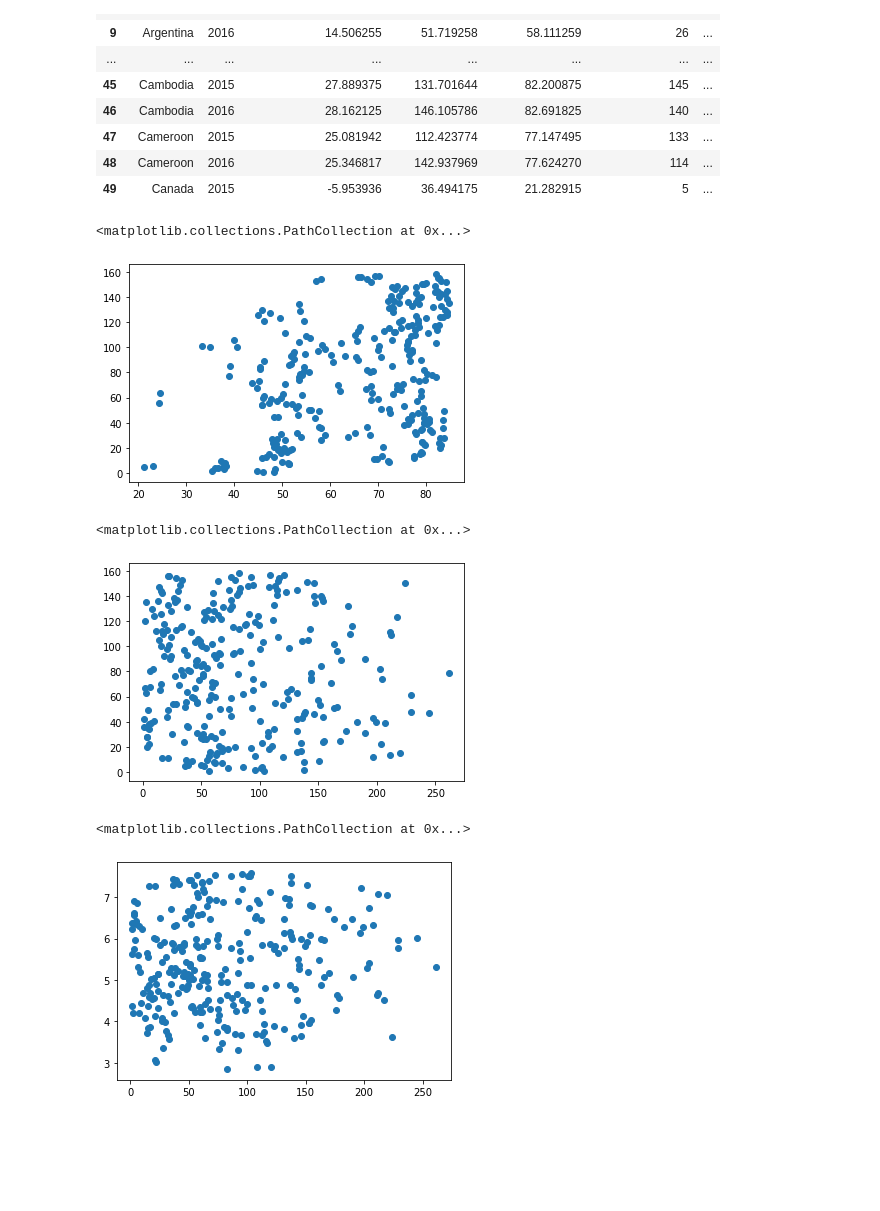
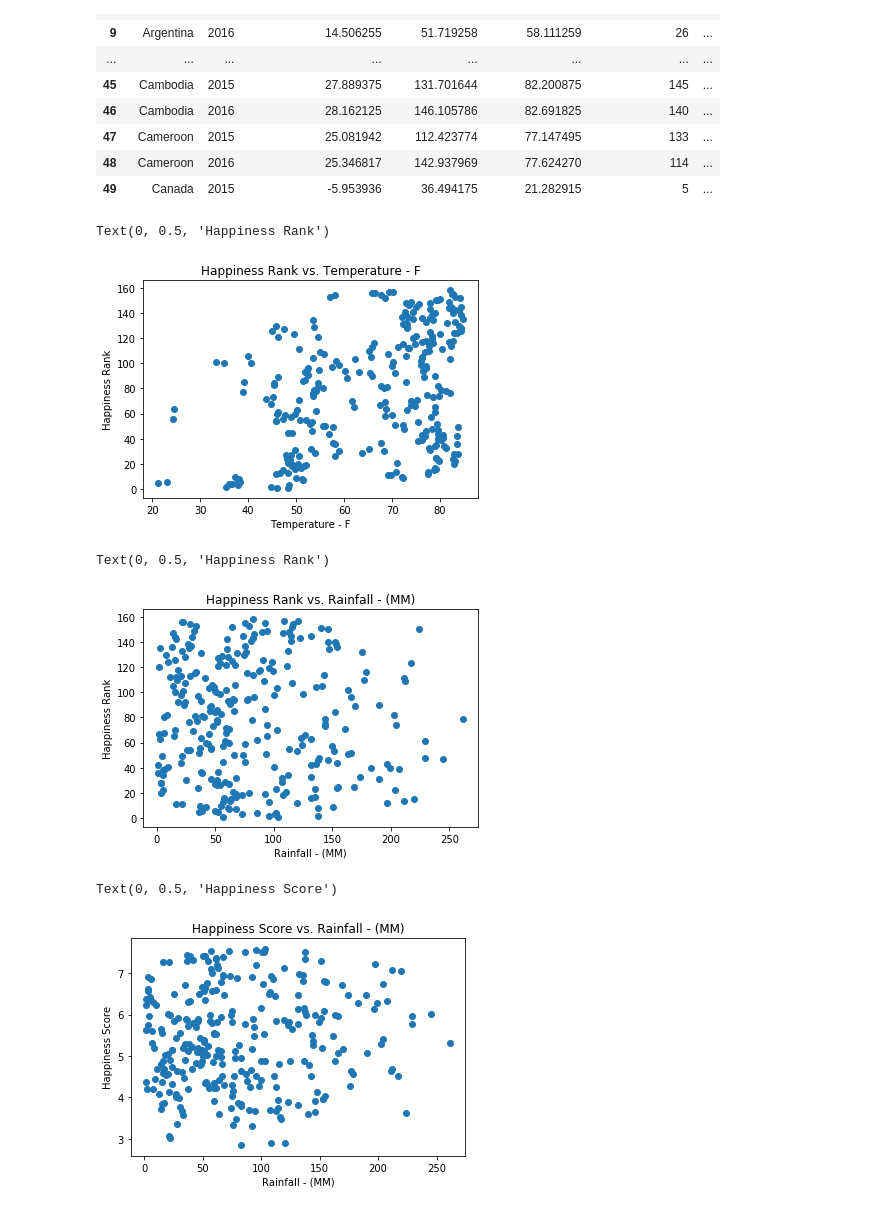
Before and after one commit to AJ-Paine/07-Skynet-Project, a Jupyter notebook: Skynet Project 1.ipynb, the cells around one changed output. Saved outputs shown, nothing was run; the diff lists cells and outputs as text; code cells hidden in the pictures; blank space fills up the shorter version.

```diff
--- a/Skynet Project 1.ipynb
+++ b/Skynet Project 1.ipynb
@@ -55,31 +61,45 @@ happy_2018["Year"] = 2018
 happy_2019["Year"] = 2019
 
 #Rename columns (Country, Happiness Rank, Happiness Score, Year)
+happy_2015 = happy_2015.rename(columns={
+    "Economy (GDP per Capita)": "Economy",
+    "Health (Life Expectancy)": "Health"
+})
+happy_2016 = happy_2016.rename(columns={
+    "Economy (GDP per Capita)": "Economy",
+    "Health (Life Expectancy)": "Health"
+})
 happy_2017 = happy_2017.rename(columns={
     "Happiness.Rank":"Happiness Rank",
-    "Happiness.Score":"Happiness Score"
+    "Happiness.Score":"Happiness Score",
+    "Economy..GDP.per.Capita.":"Economy",
+    "Health..Life.Expectancy.":"Health"
 })
 happy_2018 = happy_2018.rename(columns={
     "Overall rank":"Happiness Rank",
     "Score":"Happiness Score",
-    "Country or region":"Country"
+    "Country or region":"Country",
+    "GDP per capita":"Economy",
+    "Healthy life expectancy":"Health"
 })
 
 happy_2019 = happy_2019.rename(columns={
     "Overall rank":"Happiness Rank",
     "Score":"Happiness Score",
-    "Country or region":"Country"
+    "Country or region":"Country",
+    "GDP per capita":"Economy",
+    "Healthy life expectancy":"Health"
 })
 
-happy_2015_clean = happy_2015[["Year","Country","Happiness Rank","Happiness Score"]]
-happy_2016_clean = happy_2016[["Year","Country","Happiness Rank","Happiness Score"]]
-happy_2017_clean = happy_2017[["Year","Country","Happiness Rank","Happiness Score"]]
-happy_2018_clean = happy_2018[["Year","Country","Happiness Rank","Happiness Score"]]
-happy_2019_clean = happy_2019[["Year","Country","Happiness Rank","Happiness Score"]]
+happy_2015_clean = happy_2015[["Year","Country","Happiness Rank","Happiness Score","Economy","Health"]]
+happy_2016_clean = happy_2016[["Year","Country","Happiness Rank","Happiness Score","Economy","Health"]]
+happy_2017_clean = happy_2017[["Year","Country","Happiness Rank","Happiness Score","Economy","Health"]]
+happy_2018_clean = happy_2018[["Year","Country","Happiness Rank","Happiness Score","Economy","Health"]]
+happy_2019_clean = happy_2019[["Year","Country","Happiness Rank","Happiness Score","Economy","Health"]]
 
 #Merge datasets
 combined_happy_df = pd.concat([happy_2015_clean, happy_2016_clean, happy_2017_clean, happy_2018_clean, happy_2019_clean], ignore_index=True)
 
 happy_groupby = combined_happy_df.groupby(["Country", "Year"])
-happy_groupby.mean()
+combined_happy_df
 # %% [output]
@@ -127,16 +146,25 @@ merge.head(50)
 | 49 | Canada | 2015 | -5.953936 | 36.494175 | 21.282915 | 5 | ... |
 # %%
 plt.scatter(merge["Temperature - F"],merge["Happiness Rank"])
+plt.title("Happiness Rank vs. Temperature - F")
+plt.xlabel("Temperature - F")
+plt.ylabel("Happiness Rank")
 # %% [output]
-<matplotlib.collections.PathCollection at 0x...>
+Text(0, 0.5, 'Happiness Rank')
-[figure, old version]
+[figure, new version]
 # %%
 plt.scatter(merge["Rainfall - (MM)"],merge["Happiness Rank"])
+plt.title("Happiness Rank vs. Rainfall - (MM)")
+plt.xlabel("Rainfall - (MM)")
+plt.ylabel("Happiness Rank")
 # %% [output]
-<matplotlib.collections.PathCollection at 0x...>
+Text(0, 0.5, 'Happiness Rank')
-[figure, old version]
+[figure, new version]
 # %%
 plt.scatter(merge["Rainfall - (MM)"],merge["Happiness Score"])
+plt.title("Happiness Score vs. Rainfall - (MM)")
+plt.xlabel("Rainfall - (MM)")
+plt.ylabel("Happiness Score")
 # %% [output]
-<matplotlib.collections.PathCollection at 0x...>
+Text(0, 0.5, 'Happiness Score')
-[figure, old version]
+[figure, new version]
```
Also changed, not shown: parts of 8 cells of this notebook, 1 other file.
